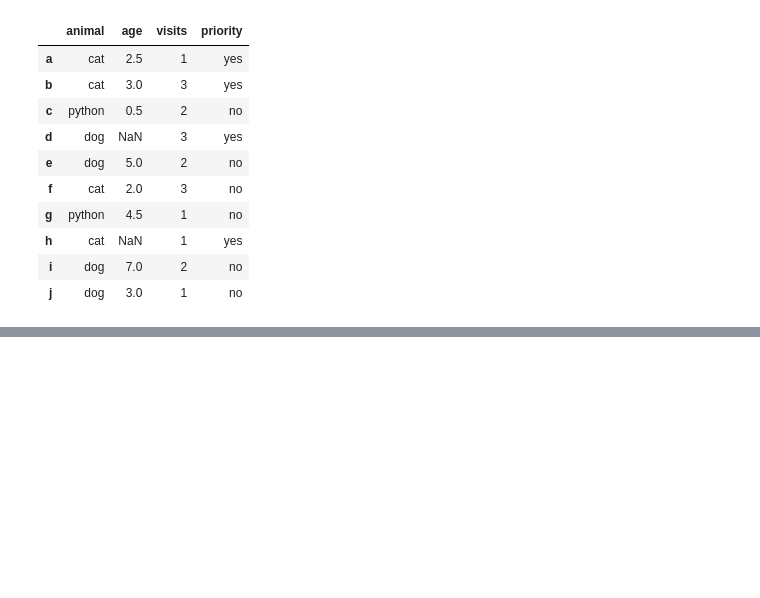
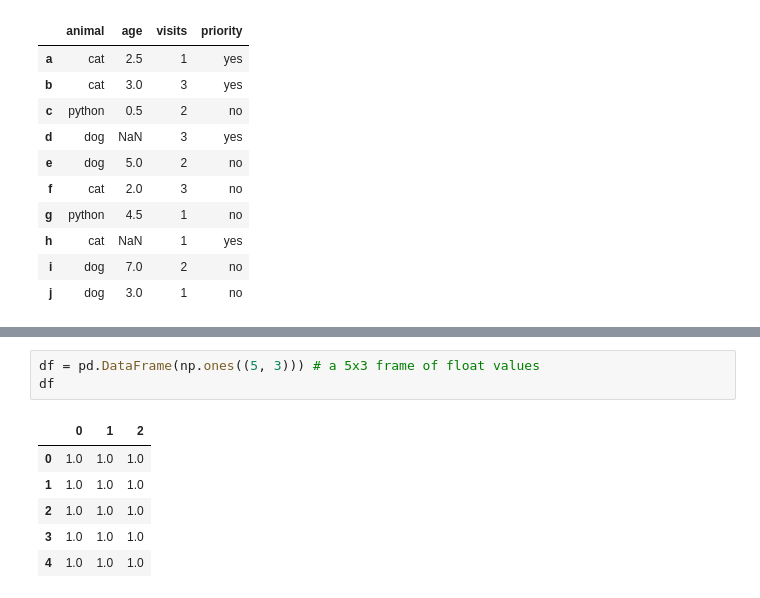
Before and after one commit to TanjiEvan/Python, a Jupyter notebook: Numpy&Pandas/100_Pandas_Problems.ipynb, the cells around one changed output, grey strips where cells are left out. Drawn from its saved outputs; the diff is of its cells as text; blank space fills up the shorter version.

```diff
--- a/Numpy&Pandas/100_Pandas_Problems.ipynb
+++ b/Numpy&Pandas/100_Pandas_Problems.ipynb
@@ -428,0 +573,10 @@ df
+# %%
+df = pd.DataFrame(np.ones((5, 3))) # a 5x3 frame of float values
+df
+# %% [output]
+|  | 0 | 1 | 2 |
+| 0 | 1.0 | 1.0 | 1.0 |
+| 1 | 1.0 | 1.0 | 1.0 |
+| 2 | 1.0 | 1.0 | 1.0 |
+| 3 | 1.0 | 1.0 | 1.0 |
+| 4 | 1.0 | 1.0 | 1.0 |
```
Also changed, not shown: parts of 27 cells of this notebook.
